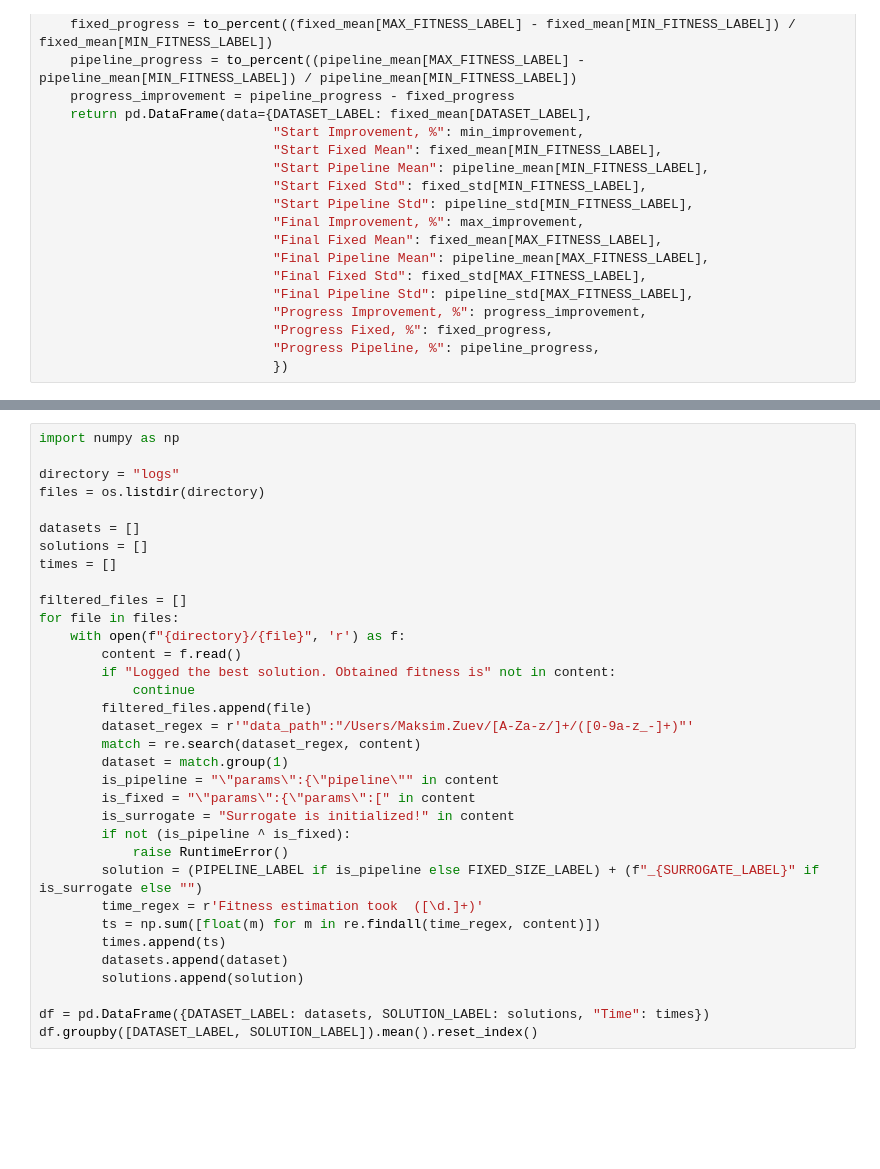
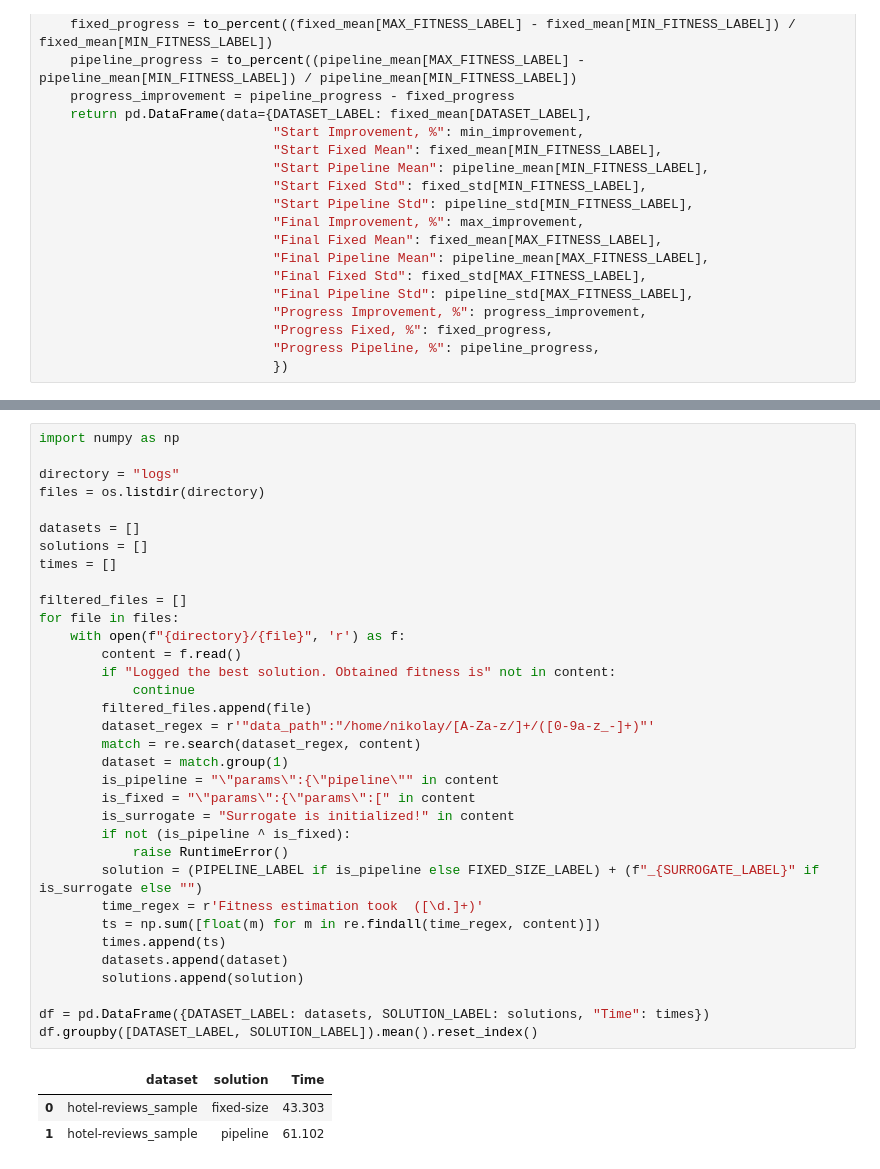
Before and after one commit to aimclub/AutoTM, a Jupyter notebook: examples/experiments/plots.ipynb, the cells around one changed output, grey strips where cells are left out. Saved outputs shown, nothing was run; the diff lists cells and outputs as text; blank space fills up the shorter version.

```diff
--- a/examples/experiments/plots.ipynb
+++ b/examples/experiments/plots.ipynb
@@ -181,31 +243,35 @@ import numpy as np
 directory = "logs"
 files = os.listdir(directory)
 
 datasets = []
 solutions = []
 times = []
 
 filtered_files = []
 for file in files:
     with open(f"{directory}/{file}", 'r') as f:
         content = f.read()
         if "Logged the best solution. Obtained fitness is" not in content:
             continue
         filtered_files.append(file)
-        dataset_regex = r'"data_path":"/Users/Maksim.Zuev/[A-Za-z/]+/([0-9a-z_-]+)"'
+        dataset_regex = r'"data_path":"/home/nikolay/[A-Za-z/]+/([0-9a-z_-]+)"'
         match = re.search(dataset_regex, content)
         dataset = match.group(1)
         is_pipeline = "\"params\":{\"pipeline\"" in content
         is_fixed = "\"params\":{\"params\":[" in content
         is_surrogate = "Surrogate is initialized!" in content
         if not (is_pipeline ^ is_fixed):
             raise RuntimeError()
         solution = (PIPELINE_LABEL if is_pipeline else FIXED_SIZE_LABEL) + (f"_{SURROGATE_LABEL}" if is_surrogate else "")
         time_regex = r'Fitness estimation took  ([\d.]+)'
         ts = np.sum([float(m) for m in re.findall(time_regex, content)])
         times.append(ts)
         datasets.append(dataset)
         solutions.append(solution)
 
 df = pd.DataFrame({DATASET_LABEL: datasets, SOLUTION_LABEL: solutions, "Time": times})
 df.groupby([DATASET_LABEL, SOLUTION_LABEL]).mean().reset_index()
+# %% [output]
+|  | dataset | solution | Time |
+| 0 | hotel-reviews_sample | fixed-size | 43.303 |
+| 1 | hotel-reviews_sample | pipeline | 61.102 |
```
Also changed, not shown: parts of 11 cells of this notebook, 7 other files.
